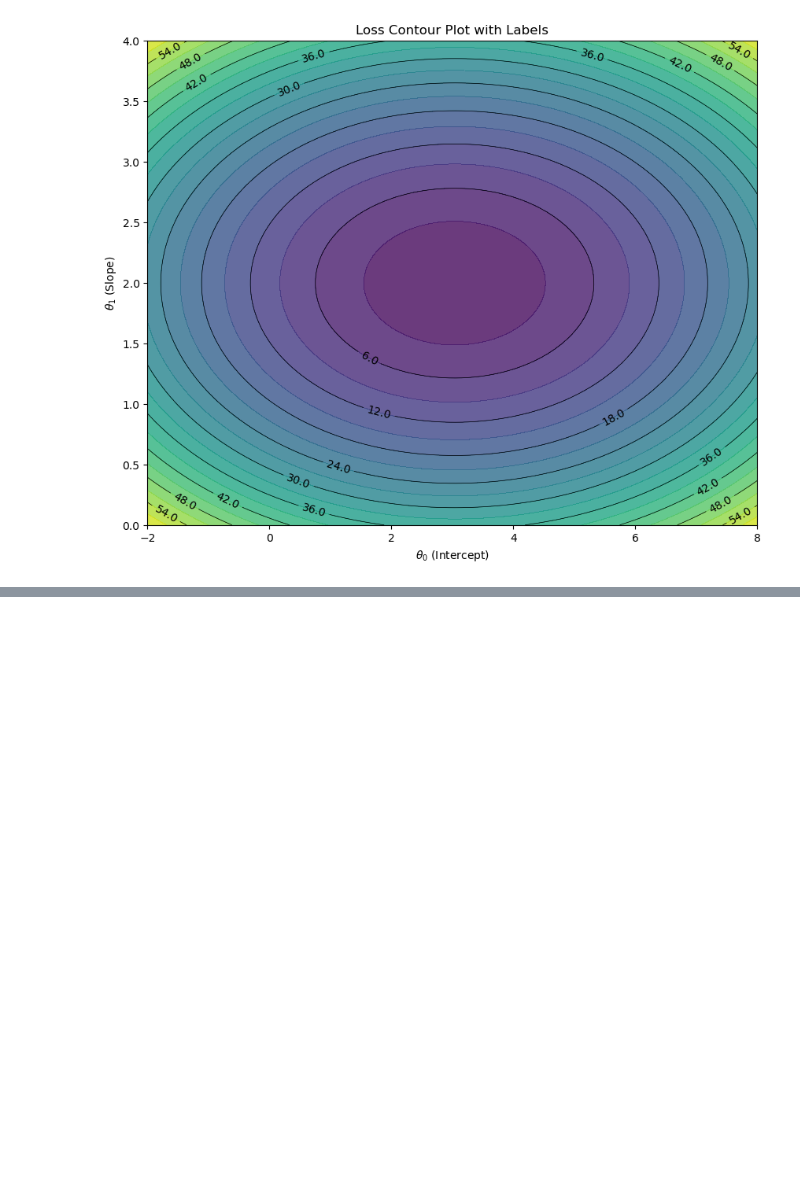
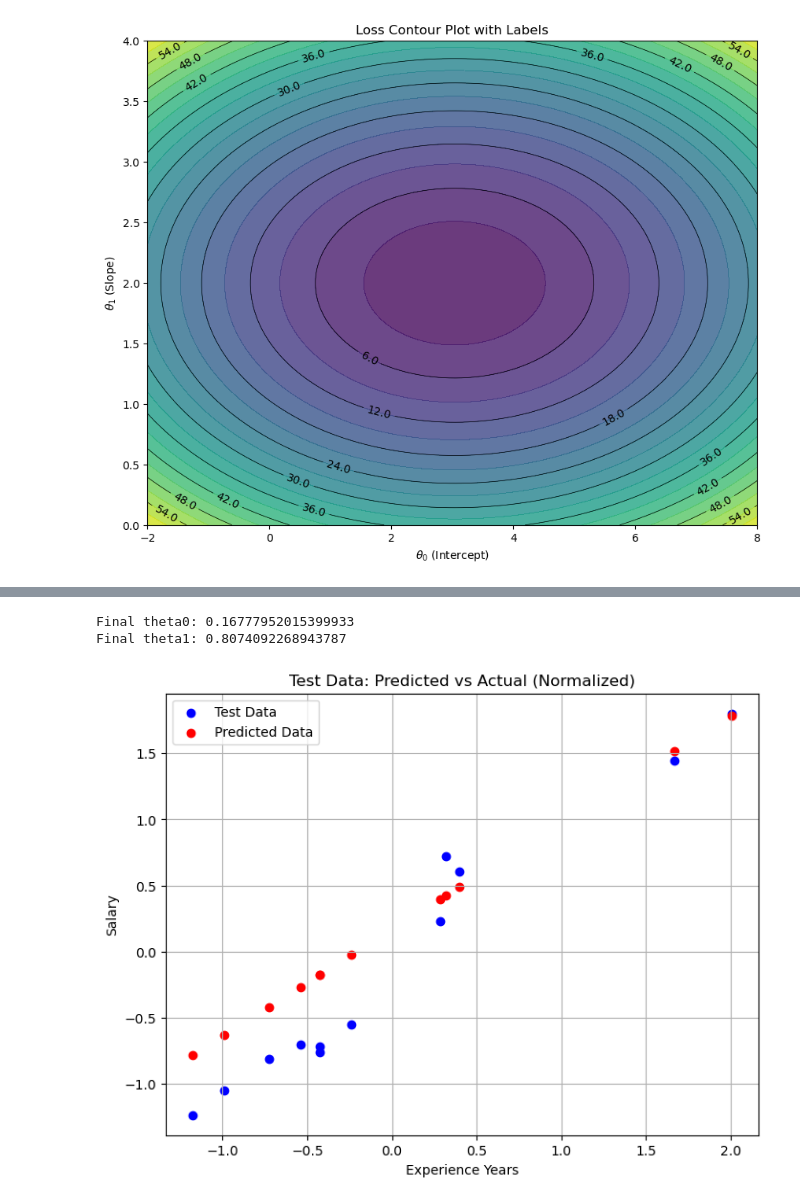
Before and after one commit to hmolhem/Linear-Regression-Pytorch, a Jupyter notebook: Project_01/LR_ExperienceVsSalary_01.ipynb, the cells around one changed output, grey strips where cells are left out. Cells and saved outputs as stored; diff of their text form; code cells hidden in the pictures; blank space fills up the shorter version.

```diff
--- a/Project_01/LR_ExperienceVsSalary_01.ipynb
+++ b/Project_01/LR_ExperienceVsSalary_01.ipynb
@@ -611,0 +856,27 @@ the whole process of estimae and trainig the linear regression for the finding t
+# %%
+print("Final theta0:", model.theta0.item())
+print("Final theta1:", model.theta1.item())
+model = linear_regression_model(model.theta0, model.theta1)
+y_test_pred = model(X_test_tensor)
+# y_test_pred
+test_loss = Loss(y_test_tensor, y_test_pred).mse()
+# test_loss
+y_scaler.inverse_transform(y_test_pred.detach().numpy()), y_scaler.inverse_transform(y_test_tensor.numpy())
+
+
+# Plotting Test Data Predictions
+plt.figure(figsize=(8,6))
+plt.scatter(X_test_tensor.squeeze(), y_test_tensor.squeeze(), color='blue', label='Test Data')
+plt.scatter(X_test_tensor.squeeze(), y_test_pred.detach().squeeze(), color='red', label='Predicted Data')
+plt.title('Test Data: Predicted vs Actual (Normalized)')
+plt.legend()
+plt.xlabel('Experience Years')
+plt.xlabel('Experience Years')
+plt.ylabel('Salary')
+plt.grid()
+plt.savefig('./../images/test_data_predicted_vs_actual.png')
+plt.show()
+# %% [output]
+Final theta0: 0.16777952015399933
+Final theta1: 0.8074092268943787
+[figure, added]
```
Also changed, not shown: parts of 13 cells of this notebook, 5 other files.
